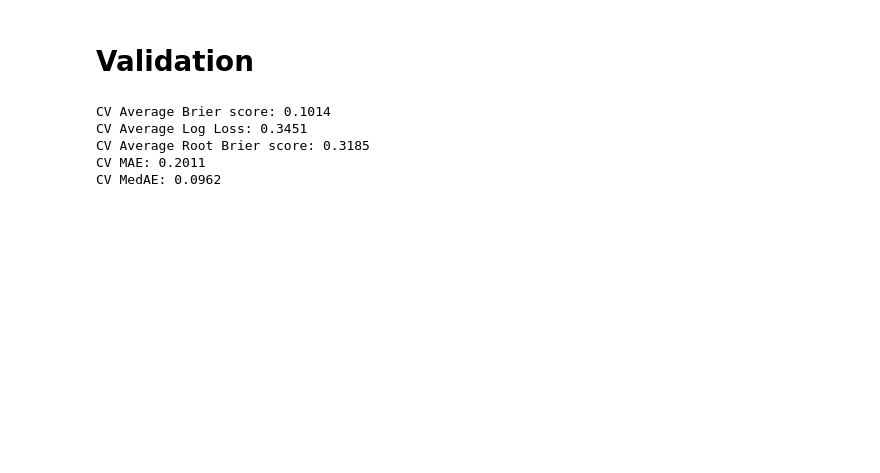
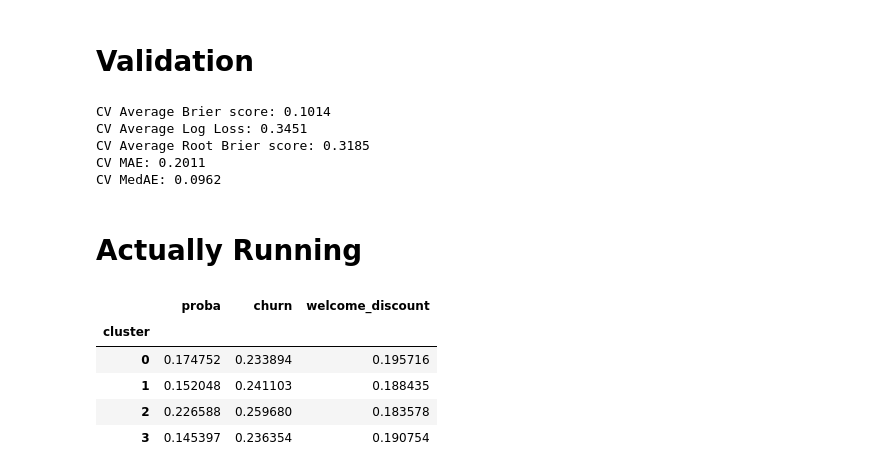
Before and after one commit to victormorizon/baqm-seminar-16, a Jupyter notebook: baseline/model_victor.ipynb, the cells around one changed output. Saved outputs shown, nothing was run; the diff lists cells and outputs as text; code cells hidden in the pictures; blank space fills up the shorter version.

```diff
--- a/baseline/model_victor.ipynb
+++ b/baseline/model_victor.ipynb
@@ -15,8 +16,7 @@ from sklearn.linear_model import LogisticRegression
 # Load Data
 # %%
 df = pd.read_csv("../data/prepped_data.csv", low_memory=False, index_col=0).drop_duplicates()
-
-df = df[df["welcome_discount"] == 0]
+segments = pd.read_csv("../customer_segmentation/segments.csv", index_col=0)
 # %% [markdown]
 # Setup Model
 # %%
@@ -66,7 +66,7 @@ Categorical Features: ['policy_nr_hashed', 'count', 'last_data_year', 'first_dat
 Continuous Features: ['welcome_discount', 'first_data_year', 'first_premium', 'last_premium', 'first_split', 'last_split', 'last_customer_age', 'last_accident_free_years', 'last_car_value', 'last_age_ ...
 # %%
 # cols_to_drop_manual = ["first_split", "first_premium", "nr_cars", "last_type", "last_brand", 'last_weight', 'n_last_vs_peak', 'last_fuel_type', 'last_trend_nr_coverages', 'last_change_premium_abs', 'last_change_premium_perc', 'max_nr_coverages', 'last_nr_coverages',]
-cols_to_drop = ["churn", "policy_nr_hashed", "last_data_year", "first_data_year", "control_group", 'welcome_discount', 'count', 'first_datapoint_year', 'last_datapoint_year']
+cols_to_drop = ["churn", "policy_nr_hashed", "last_data_year", "first_data_year", "welcome_discount", "control_group", 'count', 'first_datapoint_year', 'last_datapoint_year']
 selected_columns = [col for col in df.columns if not any(col.startswith(prefix) for prefix in cols_to_drop)]
 
 X = df[selected_columns]
@@ -190,3 +190,30 @@ CV Average Log Loss: 0.3451
 CV Average Root Brier score: 0.3185
 CV MAE: 0.2011
 CV MedAE: 0.0962
+# %% [markdown]
+# Actually Running
+# %%
+df_filt = df[df["welcome_discount"] == 0]
+
+X = df_filt[selected_columns]
+y = df_filt['churn']
+
+lgbm_best.fit(X, y)
+predictions = lgbm_best.predict_proba(df[selected_columns])
+# %%
+predictions_np = np.array([i[1] for i in predictions])
+df['proba'] = predictions_np
+
+predictions_final = df.merge(segments, how="inner", on="policy_nr_hashed")
+
+predictions_final = predictions_final[predictions_final["welcome_discount"] > 0]
+# predictions_final = predictions_final[predictions_final["welcome_discount"] <= 0.3]
+
+display(predictions_final.groupby("cluster").agg({"proba": "mean", "churn": "mean", "welcome_discount": "mean"}))
+# %% [output]
+|  | proba | churn | welcome_discount |
+| cluster |  |  |  |
+| 0 | 0.174752 | 0.233894 | 0.195716 |
+| 1 | 0.152048 | 0.241103 | 0.188435 |
+| 2 | 0.226588 | 0.259680 | 0.183578 |
+| 3 | 0.145397 | 0.236354 | 0.190754 |
```
Also changed, not shown: parts of 3 cells of this notebook, 8 other files.
